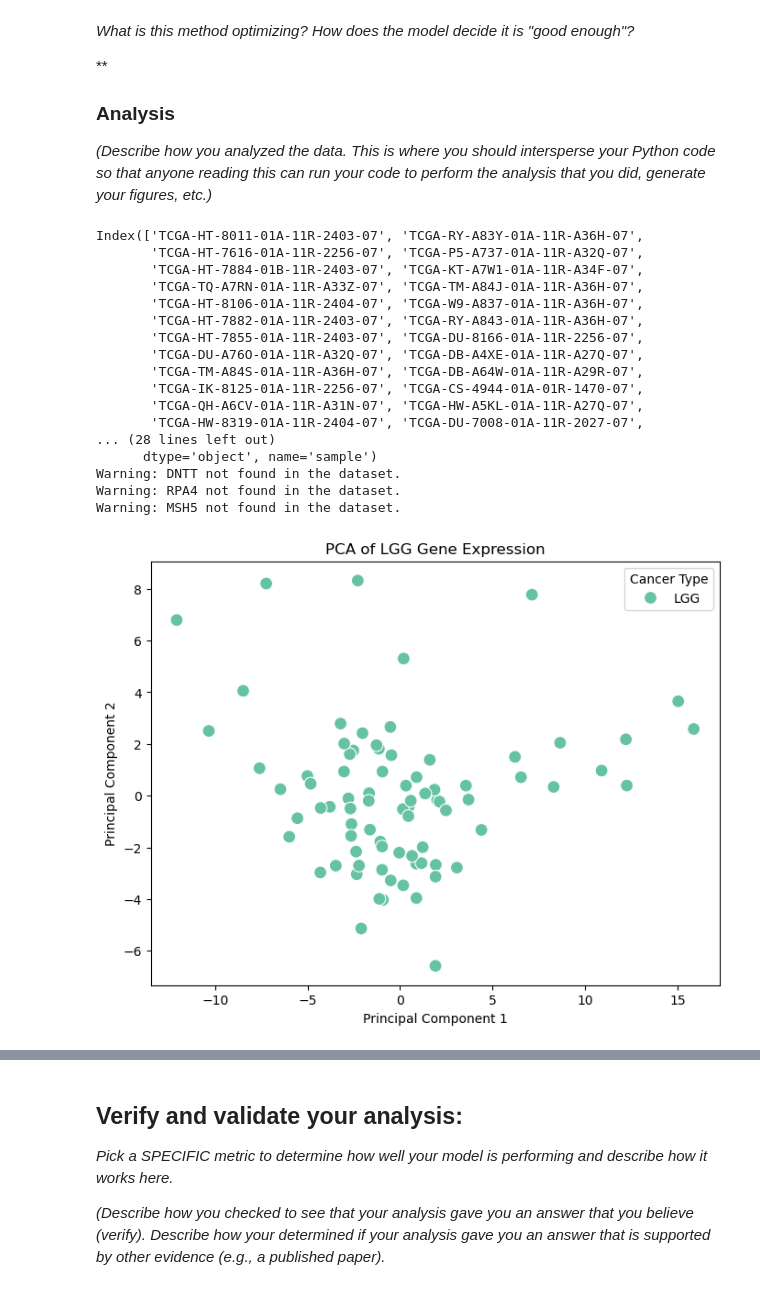
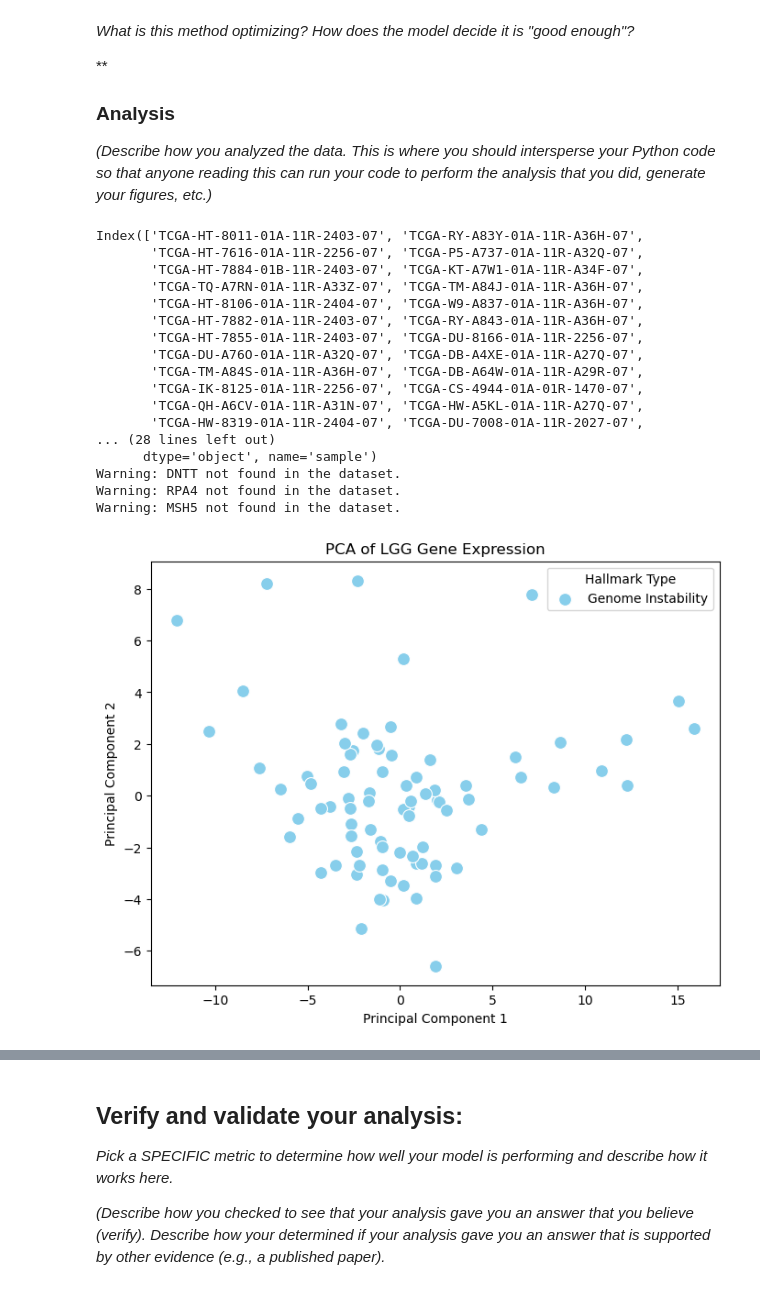
Before and after one commit to gracevl/lee-spencer-Module-4-Cancer, a Jupyter notebook: code/Module 4 Template.ipynb, the cells around one changed output, grey strips where cells are left out. Saved outputs shown, nothing was run; the diff lists cells and outputs as text; code cells hidden in the pictures.

```diff
--- a/code/Module 4 Template.ipynb
+++ b/code/Module 4 Template.ipynb
@@ -273,6 +273,7 @@ LGG_data = data[cancer_samples]
 desired_gene_list_genome_instability = hallmarks.iloc[3].dropna().tolist()
 desired_gene_list_resist_apoptosis = hallmarks.iloc[4].dropna().tolist()
 
+#Adding genes in the genome instability hallmark to desired list
 gene_list_genome_instability = [gene for gene in desired_gene_list_genome_instability if gene in LGG_data.index]
 for gene in desired_gene_list_genome_instability:
     if gene not in gene_list_genome_instability:
@@ -282,47 +283,70 @@ for gene in desired_gene_list_genome_instability:
 # .iloc[] will subset by index position (integer location) instead
 LGG_gene_data_genome_instability = LGG_data.loc[gene_list_genome_instability]
 
+#Adding genes in the resisting apoptosis hallmark to desired list
+gene_list_resist_apoptosis = [gene for gene in desired_gene_list_resist_apoptosis if gene in LGG_data.index]
+for gene in desired_gene_list_resist_apoptosis:
+    if gene not in desired_gene_list_resist_apoptosis:
+        print(f"Warning: {gene} not found in the dataset.")
 
-
+LGG_gene_data_resist_apoptosis = LGG_data.loc[gene_list_resist_apoptosis]
 
 X = LGG_gene_data_genome_instability.T
+X2 = LGG_gene_data_resist_apoptosis.T
 y = metadata_df.loc[X.index, 'cancer_type']
+y2 = metadata_df.loc[X2.index, 'cancer_type']
+
 
 # PCA
 pca = PCA(n_components=2)
 X_pca = pca.fit_transform(X)
+X2_pca = pca.fit_transform(X2)
 
 # Plot
 plt.figure(figsize=(8, 6))
 sns.scatterplot(
     x=X_pca[:, 0],
     y=X_pca[:, 1],
-    hue=y,
-    palette="Set2",
+    color='skyblue',
+    label='Genome Instability',
+    s=100
+)
+plt.title("PCA of LGG Gene Expression")
+plt.xlabel("Principal Component 1")
+plt.ylabel("Principal Component 2")
+plt.legend(title="Hallmark Type")
+plt.show()
+
+plt.figure(figsize=(8, 6))
+sns.scatterplot(
+    x=X2_pca[:, 0],
+    y=X2_pca[:, 1],
+    color = 'skyblue',
+    label = "Resisting Apoptosis",
     s=100
 )
 
 plt.title("PCA of LGG Gene Expression")
 plt.xlabel("Principal Component 1")
 plt.ylabel("Principal Component 2")
-plt.legend(title="Cancer Type")
+plt.legend(title="Hallmark Type")
 plt.show()
 # %% [output]
 Index(['TCGA-HT-8011-01A-11R-2403-07', 'TCGA-RY-A83Y-01A-11R-A36H-07',
        'TCGA-HT-7616-01A-11R-2256-07', 'TCGA-P5-A737-01A-11R-A32Q-07',
        'TCGA-HT-7884-01B-11R-2403-07', 'TCGA-KT-A7W1-01A-11R-A34F-07',
        'TCGA-TQ-A7RN-01A-11R-A33Z-07', 'TCGA-TM-A84J-01A-11R-A36H-07',
        'TCGA-HT-8106-01A-11R-2404-07', 'TCGA-W9-A837-01A-11R-A36H-07',
        'TCGA-HT-7882-01A-11R-2403-07', 'TCGA-RY-A843-01A-11R-A36H-07',
        'TCGA-HT-7855-01A-11R-2403-07', 'TCGA-DU-8166-01A-11R-2256-07',
        'TCGA-DU-A76O-01A-11R-A32Q-07', 'TCGA-DB-A4XE-01A-11R-A27Q-07',
        'TCGA-TM-A84S-01A-11R-A36H-07', 'TCGA-DB-A64W-01A-11R-A29R-07',
        'TCGA-IK-8125-01A-11R-2256-07', 'TCGA-CS-4944-01A-01R-1470-07',
        'TCGA-QH-A6CV-01A-11R-A31N-07', 'TCGA-HW-A5KL-01A-11R-A27Q-07',
        'TCGA-HW-8319-01A-11R-2404-07', 'TCGA-DU-7008-01A-11R-2027-07',
 ... (28 lines left out)
       dtype='object', name='sample')
 Warning: DNTT not found in the dataset.
 Warning: RPA4 not found in the dataset.
 Warning: MSH5 not found in the dataset.
-[figure, old version]
+[figure, new version]
```
Also changed, not shown: parts of 1 cell of this notebook.
